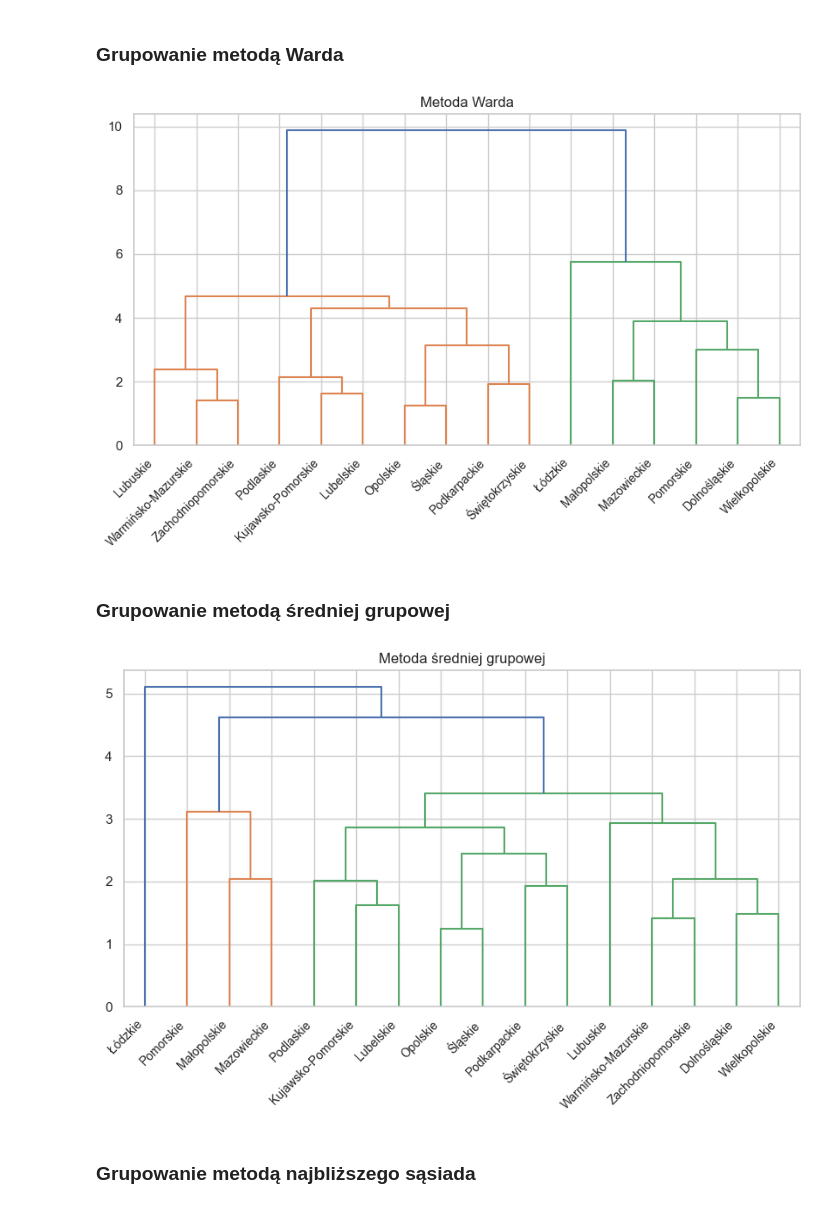
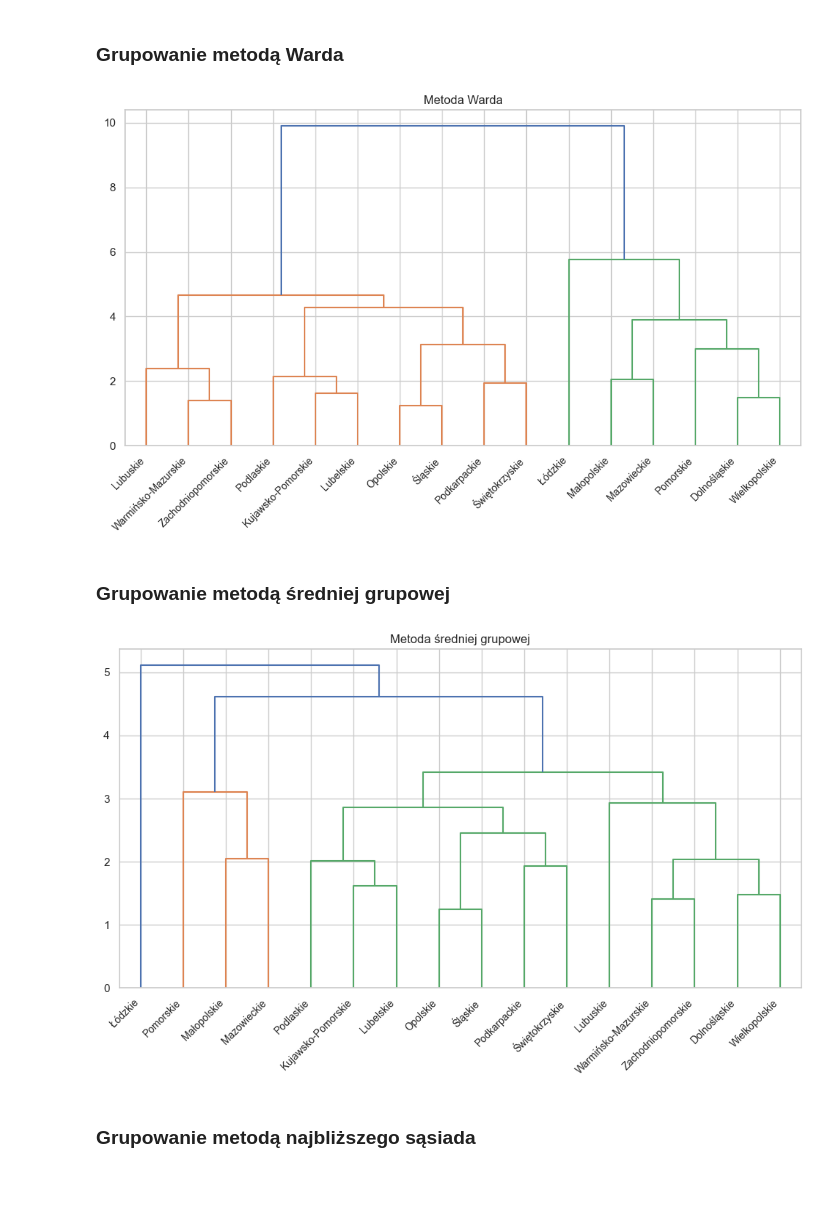
Before and after one commit to isturdyb/AW, a Jupyter notebook: AW.ipynb, the cells around one changed output. Cells and saved outputs as stored; diff of their text form; code cells hidden in the pictures.

```diff
--- a/AW.ipynb
+++ b/AW.ipynb
@@ -147,7 +140,3 @@ columns_to_drop = list(set(columns_to_drop))
 (f'Zmienne do odrzucenia: {columns_to_drop}')
 # %% [output]
 'Zmienne do odrzucenia: []'
-# %%
-data_original = data.copy()
-data = data.drop(columns=columns_to_drop)
-data
@@ -291,10 +222,0 @@ corr
-# %%
-sns.set(style="whitegrid")
-mask = np.triu(np.ones_like(corr, dtype=bool))
-plt.subplots(figsize=(18, 12))
-cmap = sns.color_palette("vlag", as_cmap=True)
-sns.heatmap(corr, mask=mask, cmap=cmap, vmax=1, center=0,
-            square=True, linewidths=.9, cbar_kws={"shrink": .7}, annot=True)
-plt.yticks(rotation=0)
-plt.title('Macierz korelacji całkowitej')
-plt.show()
@@ -303,17 +222,0 @@ plt.show()
-# %%
-plt.figure(figsize=(12, 6))
-sns.set(style="whitegrid")
-
-ax1 = plt.subplot(1, 2, 1)
-sns.scatterplot(x="X11", y="X4", data=data, color="black")
-sns.regplot(x="X11", y="X4", data=data, scatter=False, color="red")
-plt.title("Korelacja między X11 i X4")
-
-
-ax2 = plt.subplot(1, 2, 2)
-sns.scatterplot(x="X15", y="X2", data=data, color="black")
-sns.regplot(x="X15", y="X2", data=data, scatter=False, color="blue")
-plt.title("Korelacja między X15 i X2")
-
-plt.tight_layout()
-plt.show()
@@ -330,0 +261,2 @@ corr = data.corr()
+# %%
+corr = data.corr()
@@ -611,27 +484,27 @@ array([1.24274165, 1.40709562, 1.48239701, 1.62049404, 1.80690366,
 # %%
 linkage_ward = linkage(data_clustering, method='ward', metric='euclidean')
 
-
-plt.figure(figsize=(10, 5))
+plt.figure(figsize=(12, 6))
 plt.title('Metoda Warda')
 dendrogram(linkage_ward, labels=data_clustering.index)
 plt.xticks(rotation=45, ha='right', fontsize=10)
+plt.grid(True)
 plt.show()
 # %% [output]
-[figure, old version]
+[figure, new version]
 # %% [markdown]
 ### Grupowanie metodą średniej grupowej
 # %%
 linkage_average = linkage(data_clustering, method='average', metric='euclidean')
 
-
-plt.figure(figsize=(10, 5))
+plt.figure(figsize=(12, 6))
 plt.title('Metoda średniej grupowej')
 dendrogram(linkage_average, labels=data_clustering.index)
 plt.xticks(rotation=45, ha='right', fontsize=10)
+plt.grid(True)
 plt.show()
 # %% [output]
-[figure, old version]
+[figure, new version]
 # %% [markdown]
 ### Grupowanie metodą najbliższego sąsiada
 # %%
```
Also changed, not shown: parts of 97 cells of this notebook, 7 other files.
